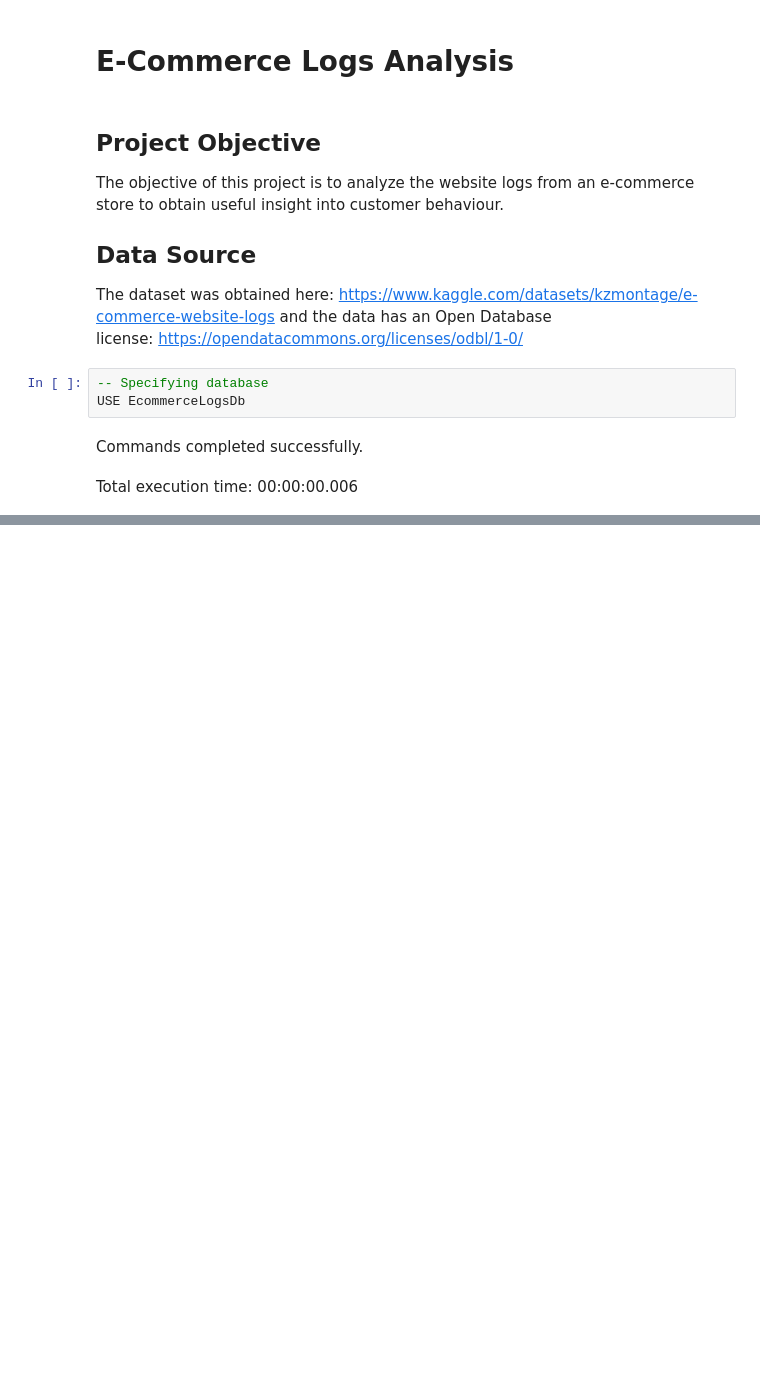
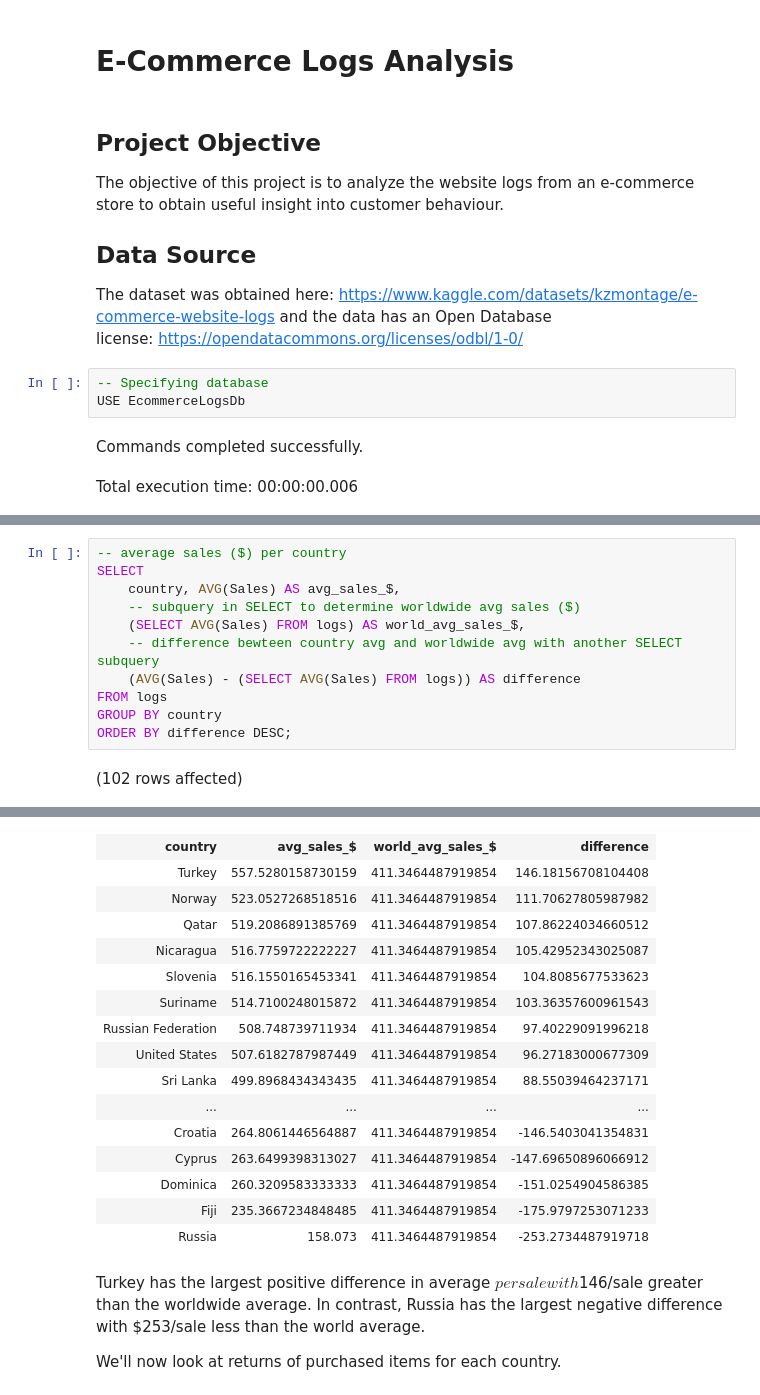
Before and after one commit to grahamgreene88/E-commerce-logs, a Jupyter notebook: ecommerce_logs_notebook.ipynb, the cells around one changed output, grey strips where cells are left out. Drawn from its saved outputs; the diff is of its cells as text; blank space fills up the shorter version.

```diff
--- a/ecommerce_logs_notebook.ipynb
+++ b/ecommerce_logs_notebook.ipynb
@@ -16,0 +62,13 @@ Total execution time: 00:00:00.006
+# %%
+-- average sales ($) per country
+SELECT
+    country, AVG(Sales) AS avg_sales_$,
+    -- subquery in SELECT to determine worldwide avg sales ($)
+    (SELECT AVG(Sales) FROM logs) AS world_avg_sales_$,
+    -- difference bewteen country avg and worldwide avg with another SELECT subquery
+    (AVG(Sales) - (SELECT AVG(Sales) FROM logs)) AS difference
+FROM logs
+GROUP BY country
+ORDER BY difference DESC;
+# %% [output]
+(102 rows affected)
@@ -16,0 +76,20 @@ Total execution time: 00:00:00.006
+| country | avg_sales_$ | world_avg_sales_$ | difference |
+| Turkey | 557.5280158730159 | 411.3464487919854 | 146.18156708104408 |
+| Norway | 523.0527268518516 | 411.3464487919854 | 111.70627805987982 |
+| Qatar | 519.2086891385769 | 411.3464487919854 | 107.86224034660512 |
+| Nicaragua | 516.7759722222227 | 411.3464487919854 | 105.42952343025087 |
+| Slovenia | 516.1550165453341 | 411.3464487919854 | 104.8085677533623 |
+| Suriname | 514.7100248015872 | 411.3464487919854 | 103.36357600961543 |
+| Russian Federation | 508.748739711934 | 411.3464487919854 | 97.40229091996218 |
+| United States | 507.6182787987449 | 411.3464487919854 | 96.27183000677309 |
+| Sri Lanka | 499.8968434343435 | 411.3464487919854 | 88.55039464237171 |
+| ... | ... | ... | ... |
+| Croatia | 264.8061446564887 | 411.3464487919854 | -146.5403041354831 |
+| Cyprus | 263.6499398313027 | 411.3464487919854 | -147.69650896066912 |
+| Dominica | 260.3209583333333 | 411.3464487919854 | -151.0254904586385 |
+| Fiji | 235.3667234848485 | 411.3464487919854 | -175.9797253071233 |
+| Russia | 158.073 | 411.3464487919854 | -253.2734487919718 |
+# %% [markdown]
+Turkey has the largest positive difference in average $ per sale with $146/sale greater than the worldwide average. In contrast, Russia has the largest negative difference with $253/sale less than the world average.
+
+We'll now look at returns of purchased items for each country.
```
Also changed, not shown: parts of 9 cells of this notebook.
